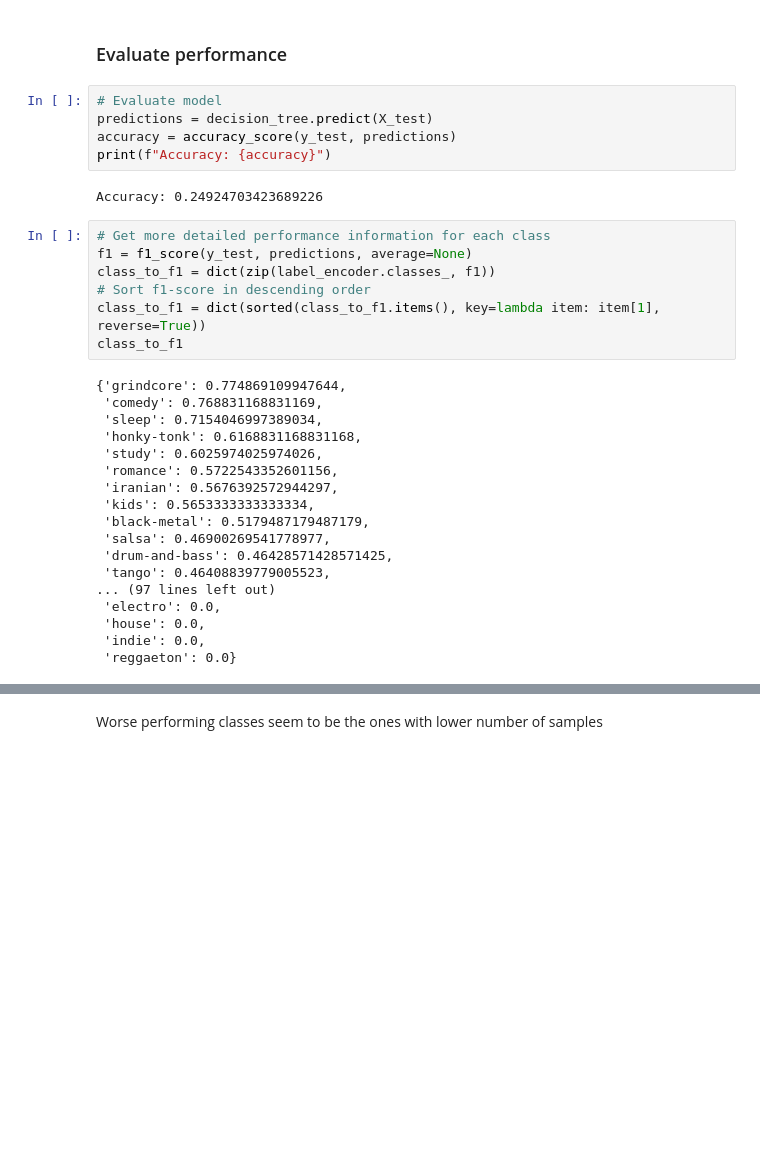
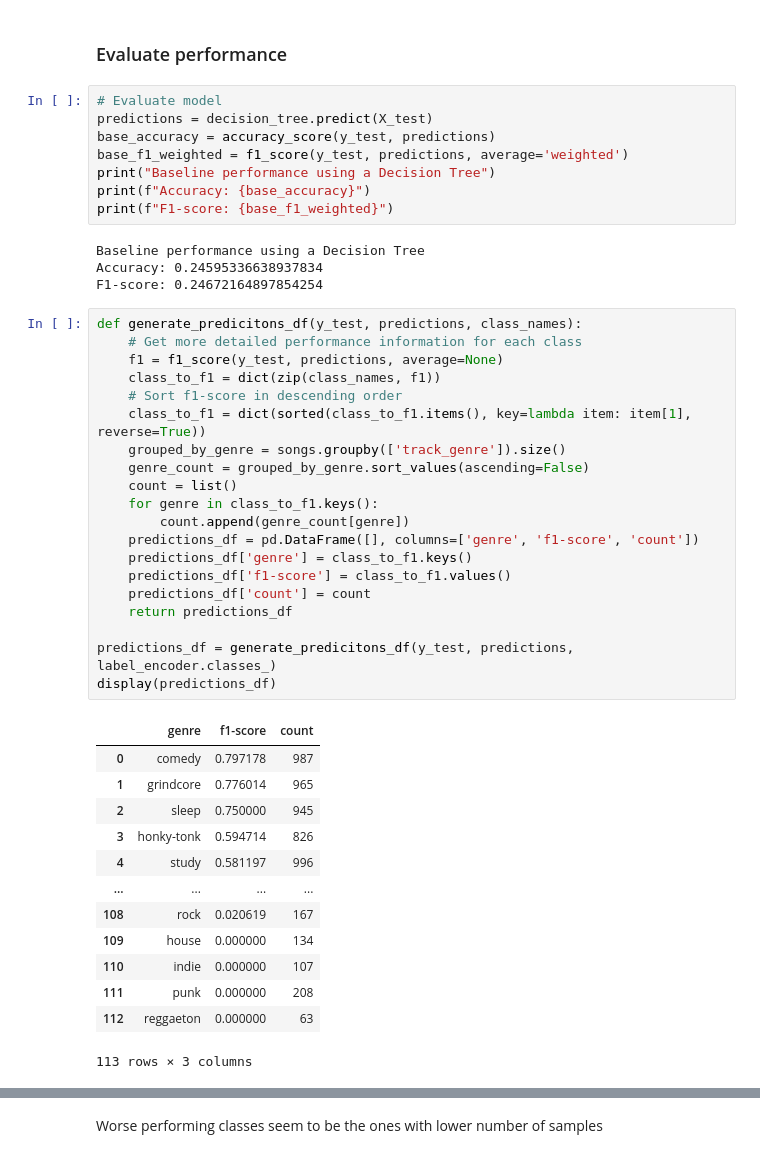
Before and after one commit to liza-no/IE500_Data_Mining_Project, a Jupyter notebook: song-genre-predictor.ipynb, the cells around one changed output, grey strips where cells are left out. Saved outputs shown, nothing was run; the diff lists cells and outputs as text; blank space fills up the shorter version.

```diff
--- a/song-genre-predictor.ipynb
+++ b/song-genre-predictor.ipynb
@@ -89,32 +89,46 @@ DecisionTreeClassifier()
 # %%
 # Evaluate model
 predictions = decision_tree.predict(X_test)
-accuracy = accuracy_score(y_test, predictions)
-print(f"Accuracy: {accuracy}")
+base_accuracy = accuracy_score(y_test, predictions)
+base_f1_weighted = f1_score(y_test, predictions, average='weighted')
+print("Baseline performance using a Decision Tree")
+print(f"Accuracy: {base_accuracy}")
+print(f"F1-score: {base_f1_weighted}")
 # %% [output]
-Accuracy: 0.24924703423689226
+Baseline performance using a Decision Tree
+Accuracy: 0.24595336638937834
+F1-score: 0.24672164897854254
 # %%
-# Get more detailed performance information for each class
-f1 = f1_score(y_test, predictions, average=None)
-class_to_f1 = dict(zip(label_encoder.classes_, f1))
-# Sort f1-score in descending order
-class_to_f1 = dict(sorted(class_to_f1.items(), key=lambda item: item[1], reverse=True))
-class_to_f1
+def generate_predicitons_df(y_test, predictions, class_names):
+    # Get more detailed performance information for each class
+    f1 = f1_score(y_test, predictions, average=None)
+    class_to_f1 = dict(zip(class_names, f1))
+    # Sort f1-score in descending order
+    class_to_f1 = dict(sorted(class_to_f1.items(), key=lambda item: item[1], reverse=True))
+    grouped_by_genre = songs.groupby(['track_genre']).size()
+    genre_count = grouped_by_genre.sort_values(ascending=False)
+    count = list()
+    for genre in class_to_f1.keys():
+        count.append(genre_count[genre])
+    predictions_df = pd.DataFrame([], columns=['genre', 'f1-score', 'count'])
+    predictions_df['genre'] = class_to_f1.keys()
+    predictions_df['f1-score'] = class_to_f1.values()
+    predictions_df['count'] = count
+    return predictions_df
+
+predictions_df = generate_predicitons_df(y_test, predictions, label_encoder.classes_)
+display(predictions_df)
 # %% [output]
+|  | genre | f1-score | count |
+| 0 | comedy | 0.797178 | 987 |
+| 1 | grindcore | 0.776014 | 965 |
+| 2 | sleep | 0.750000 | 945 |
+| 3 | honky-tonk | 0.594714 | 826 |
+| 4 | study | 0.581197 | 996 |
+| ... | ... | ... | ... |
+| 108 | rock | 0.020619 | 167 |
+| 109 | house | 0.000000 | 134 |
+| 110 | indie | 0.000000 | 107 |
+| 111 | punk | 0.000000 | 208 |
+| 112 | reggaeton | 0.000000 | 63 |
-{'grindcore': 0.774869109947644,
- 'comedy': 0.768831168831169,
- 'sleep': 0.7154046997389034,
- 'honky-tonk': 0.6168831168831168,
- 'study': 0.6025974025974026,
- 'romance': 0.5722543352601156,
- 'iranian': 0.5676392572944297,
- 'kids': 0.5653333333333334,
- 'black-metal': 0.5179487179487179,
- 'salsa': 0.46900269541778977,
- 'drum-and-bass': 0.46428571428571425,
- 'tango': 0.46408839779005523,
-... (97 lines left out)
- 'electro': 0.0,
- 'house': 0.0,
- 'indie': 0.0,
- 'reggaeton': 0.0}
+113 rows × 3 columns
```
Also changed, not shown: parts of 22 cells of this notebook.
